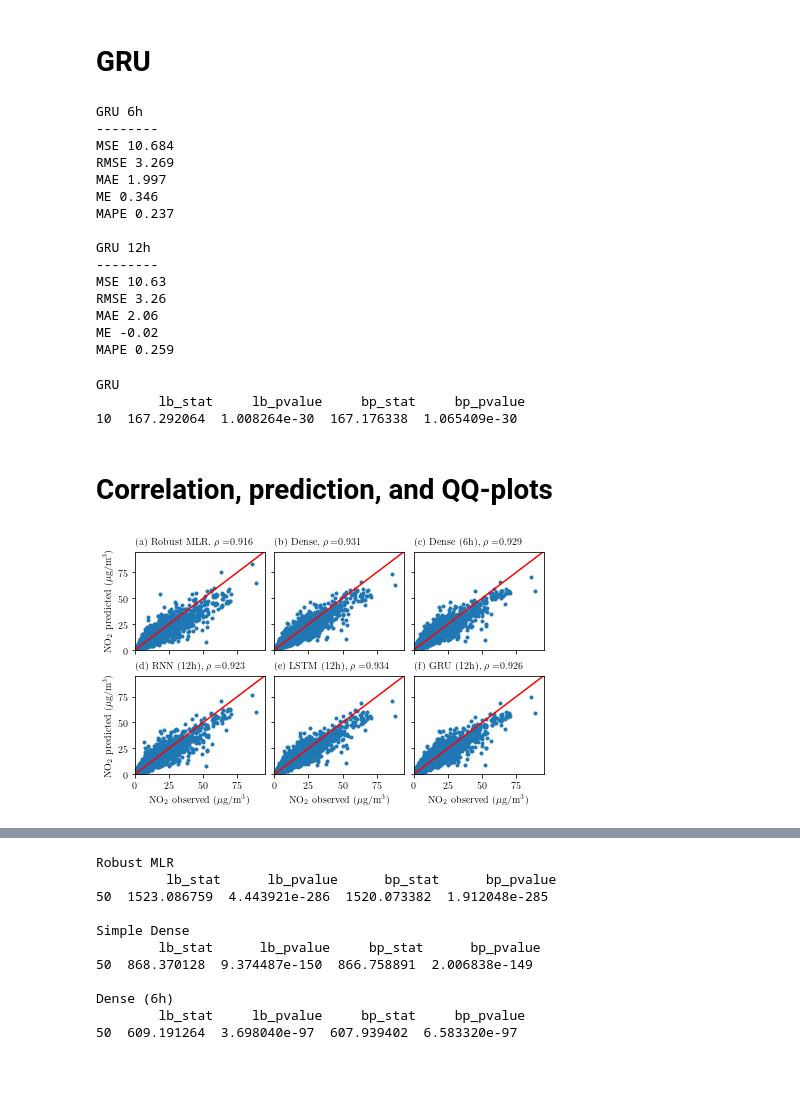
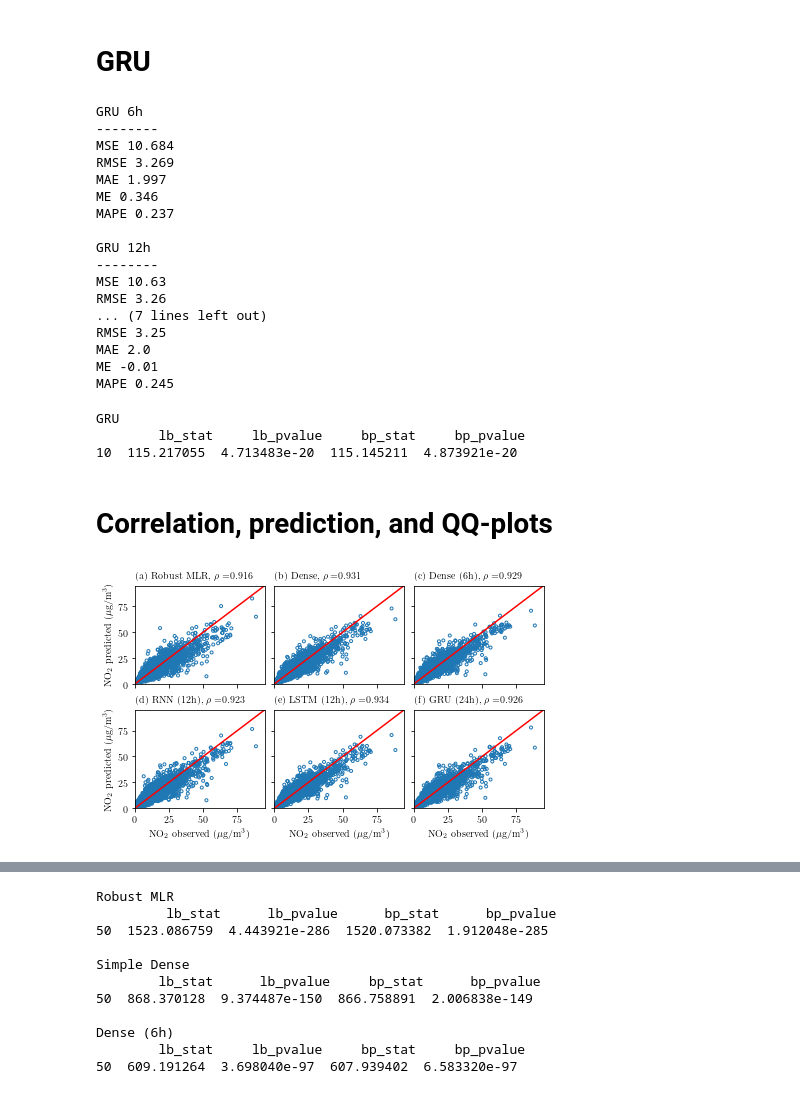
Before and after one commit to simoncarlen/forecasting_project, a Jupyter notebook: jupyter_notebooks/forecast_plots_NO2.ipynb, the cells around one changed output, grey strips where cells are left out. Drawn from its saved outputs; the diff is of its cells as text; code cells hidden in the pictures.

Commit message:
thesis results and final conclusions

```diff
--- a/jupyter_notebooks/forecast_plots_NO2.ipynb
+++ b/jupyter_notebooks/forecast_plots_NO2.ipynb
@@ -299,6 +306,17 @@ print('RMSE',np.sqrt(mean_squared_error(df_GRU_12h_results['NO$_2$ observed'], d
 print('MAE',mean_absolute_error(df_GRU_12h_results['NO$_2$ observed'], df_GRU_12h_results['NO$_2$ predicted']).round(2))
 print('ME',np.mean(df_GRU_12h_results['NO$_2$ observed'] - df_GRU_12h_results['NO$_2$ predicted']).round(2))
 print('MAPE',mean_absolute_percentage_error(df_GRU_12h_results['NO$_2$ observed'], df_GRU_12h_results['NO$_2$ predicted']).round(3))
+
+df_GRU_24h_results = pd.read_csv('../prediction_results/GRU_24h_predictions.csv')
+df_GRU_24h_results['date'] = pd.to_datetime(df_GRU_24h_results['date'], format = '%Y-%m-%d %H:%M') #
+df_GRU_24h_results.set_index('date', inplace=True) # date column as index
+
+print('\nGRU 24h\n--------')
+print('MSE',mean_squared_error(df_GRU_24h_results['NO$_2$ observed'], df_GRU_24h_results['NO$_2$ predicted']).round(2))
+print('RMSE',np.sqrt(mean_squared_error(df_GRU_24h_results['NO$_2$ observed'], df_GRU_24h_results['NO$_2$ predicted'])).round(2))
+print('MAE',mean_absolute_error(df_GRU_24h_results['NO$_2$ observed'], df_GRU_24h_results['NO$_2$ predicted']).round(2))
+print('ME',np.mean(df_GRU_24h_results['NO$_2$ observed'] - df_GRU_24h_results['NO$_2$ predicted']).round(2))
+print('MAPE',mean_absolute_percentage_error(df_GRU_24h_results['NO$_2$ observed'], df_GRU_24h_results['NO$_2$ predicted']).round(3))
 # %% [output]
 GRU 6h
 --------
@@ -312,16 +330,18 @@ GRU 12h
 --------
 MSE 10.63
 RMSE 3.26
-MAE 2.06
-ME -0.02
-MAPE 0.259
+... (7 lines left out)
+RMSE 3.25
+MAE 2.0
+ME -0.01
+MAPE 0.245
 # %%
-df_GRU_12h_results['error'] = df_GRU_12h_results['NO$_2$ observed'] - df_GRU_12h_results['NO$_2$ predicted']
-print('\nGRU\n',sm.stats.acorr_ljungbox(df_GRU_12h_results['error'].values, lags=[10], boxpierce=True, return_df=True))
+df_GRU_24h_results['error'] = df_GRU_24h_results['NO$_2$ observed'] - df_GRU_24h_results['NO$_2$ predicted']
+print('\nGRU\n',sm.stats.acorr_ljungbox(df_GRU_24h_results['error'].values, lags=[10], boxpierce=True, return_df=True))
 # %% [output]
 GRU
         lb_stat     lb_pvalue     bp_stat     bp_pvalue
-10  167.292064  1.008264e-30  167.176338  1.065409e-30
+10  115.217055  4.713483e-20  115.145211  4.873921e-20
 # %% [markdown]
 # Correlation, prediction, and QQ-plots
 # %%
@@ -336,7 +356,8 @@ rho_GRU = stats.pearsonr(df_GRU_12h_results.iloc[:,0], df_GRU_12h_results.iloc[:
 fig, ((ax1, ax2, ax3), (ax4, ax5, ax6)) = plt.subplots(2, 3, constrained_layout = True,
                                                        figsize = (6.2, 3.8), sharey=True, sharex=True)
 
-ax1.scatter(df_rreg_results['NO$_2$ observed'], df_rreg_results['NO$_2$ predicted'], marker='.')
+ax1.scatter(df_rreg_results['NO$_2$ observed'], df_rreg_results['NO$_2$ predicted'],
+            facecolors='none', edgecolors='#1f77b4', marker='.')
 # ax1.set_xlabel('NO$_2$ (actual)')
 ax1.set_ylabel('NO$_2$ predicted ($\mu$g/m$^3$)')
 # ax1.set_xlabel('NO$_2$ observed ($\mu$g/m$^3$)')
@@ -348,7 +369,8 @@ transform = ax1.transAxes
 line.set_transform(transform)
 ax1.add_line(line)
 
-ax2.scatter(df_simple_dense_results['NO$_2$ observed'], df_simple_dense_results['NO$_2$ predicted'], marker='.')
+ax2.scatter(df_simple_dense_results['NO$_2$ observed'], df_simple_dense_results['NO$_2$ predicted'],
+            facecolors='none', edgecolors='#1f77b4', marker='.')
 # ax2.set_ylabel('NO$_2$ predicted ($\mu$g/m$^3$)')
 # ax2.set_xlabel('NO$_2$ observed ($\mu$g/m$^3$)')
 ax2.annotate(r'(b) Dense, $\rho = $' + str(round(rho_simple_dense[0],3)), xy=(0, 1.07), xycoords="axes fraction")
@@ -359,7 +381,8 @@ transform = ax2.transAxes
 line.set_transform(transform)
 ax2.add_line(line)
 
-ax3.scatter(df_dense_6h_results['NO$_2$ observed'], df_dense_6h_results['NO$_2$ predicted'], marker='.')
+ax3.scatter(df_dense_6h_results['NO$_2$ observed'], df_dense_6h_results['NO$_2$ predicted'],
+            facecolors='none', edgecolors='#1f77b4', marker='.')
 # ax2.set_ylabel('NO$_2$ predicted ($\mu$g/m$^3$)')
 # ax3.set_xlabel('NO$_2$ observed ($\mu$g/m$^3$)')
 ax3.annotate(r'(c) Dense (6h), $\rho = $' + str(round(rho_dense[0],3)), xy=(0, 1.07), xycoords="axes fraction")
@@ -370,43 +393,46 @@ transform = ax3.transAxes
 line.set_transform(transform)
 ax3.add_line(line)
 
-ax4.scatter(df_RNN_12h_results['NO$_2$ observed'], df_RNN_12h_results['NO$_2$ predicted'], marker='.')
+ax4.scatter(df_RNN_12h_results['NO$_2$ observed'], df_RNN_12h_results['NO$_2$ predicted'],
+            facecolors='none', edgecolors='#1f77b4', marker='.')
 ax4.set_ylabel('NO$_2$ predicted ($\mu$g/m$^3$)')
 ax4.set_xlabel('NO$_2$ observed ($\mu$g/m$^3$)')
 ax4.annotate(r'(d) RNN (12h), $\rho = $' + str(round(rho_RNN[0],3)), xy=(0, 1.07), xycoords="axes fraction")
 ax4.set_ylim(0.0, 95.0)
 ax4.set_xlim(0.0, 95.0)
 line = mlines.Line2D([0, 1], [0, 1], color='red')
 transform = ax4.transAxes
 line.set_transform(transform)
 ax4.add_line(line)
 
-ax5.scatter(df_lstm_12h_results['NO$_2$ observed'], df_lstm_12h_results['NO$_2$ predicted'], marker='.')
+ax5.scatter(df_lstm_12h_results['NO$_2$ observed'], df_lstm_12h_results['NO$_2$ predicted'],
+            facecolors='none', edgecolors='#1f77b4', marker='.')
 ax5.set_xlabel('NO$_2$ observed ($\mu$g/m$^3$)')
 # ax3.set_ylabel('NO$_2$ predicted ($\mu$g/m$^3$)')
 ax5.annotate(r'(e) LSTM (12h), $\rho = $' + str(round(rho_LSTM[0],3)), xy=(0, 1.07), xycoords="axes fraction")
 ax5.set_ylim(0.0, 95.0)
 ax5.set_xlim(0.0, 95.0)
 line = mlines.Line2D([0, 1], [0, 1], color='red')
 transform = ax5.transAxes
 line.set_transform(transform)
 ax5.add_line(line)
 
-ax6.scatter(df_GRU_12h_results['NO$_2$ observed'], df_GRU_12h_results['NO$_2$ predicted'], marker='.')
+ax6.scatter(df_GRU_24h_results['NO$_2$ observed'], df_GRU_24h_results['NO$_2$ predicted'],
+            facecolors='none', edgecolors='#1f77b4', marker='.')
 ax6.set_xlabel('NO$_2$ observed ($\mu$g/m$^3$)')
 # ax3.set_ylabel('NO$_2$ predicted ($\mu$g/m$^3$)')
-ax6.annotate(r'(f) GRU (12h), $\rho = $' + str(round(rho_GRU[0],3)), xy=(0, 1.07), xycoords="axes fraction")
+ax6.annotate(r'(f) GRU (24h), $\rho = $' + str(round(rho_GRU[0],3)), xy=(0, 1.07), xycoords="axes fraction")
 ax6.set_ylim(0.0, 95.0)
 ax6.set_xlim(0.0, 95.0)
 line = mlines.Line2D([0, 1], [0, 1], color='red')
 transform = ax6.transAxes
 line.set_transform(transform)
 ax6.add_line(line)
 
 # plt.savefig('../plots/correlations.pdf')
 plt.savefig('../plots/correlations_all.pdf')
 # %% [output]
-[figure, old version]
+[figure, new version]
 # %%
 start = '2021-12-01 00:00:00'
 end = '2021-12-11 00:00'
```
Also changed, not shown: parts of 13 cells of this notebook, 11 other files.
